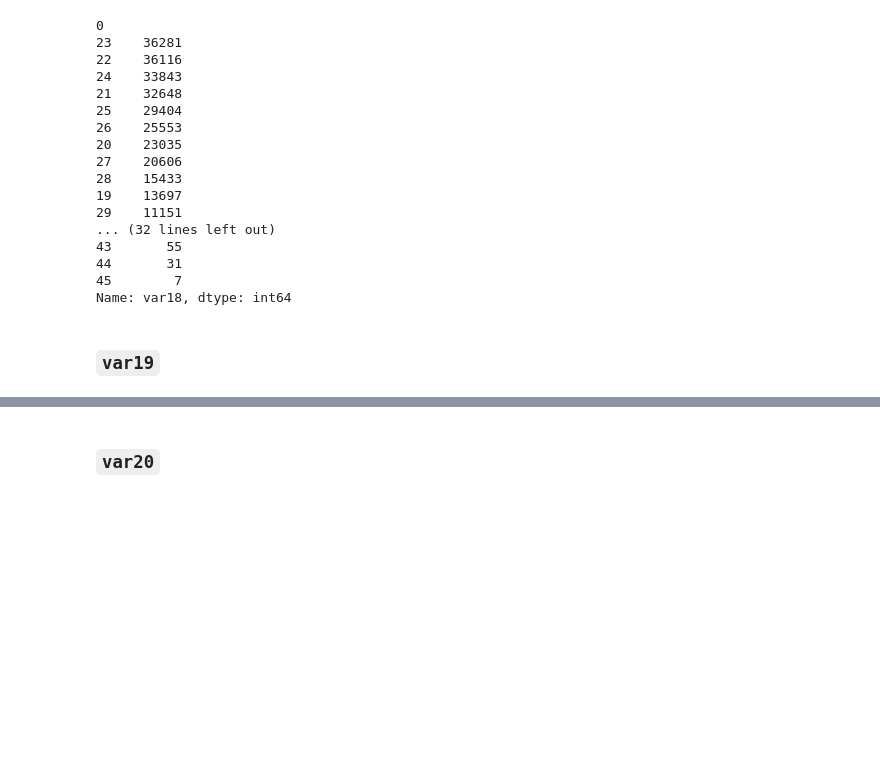
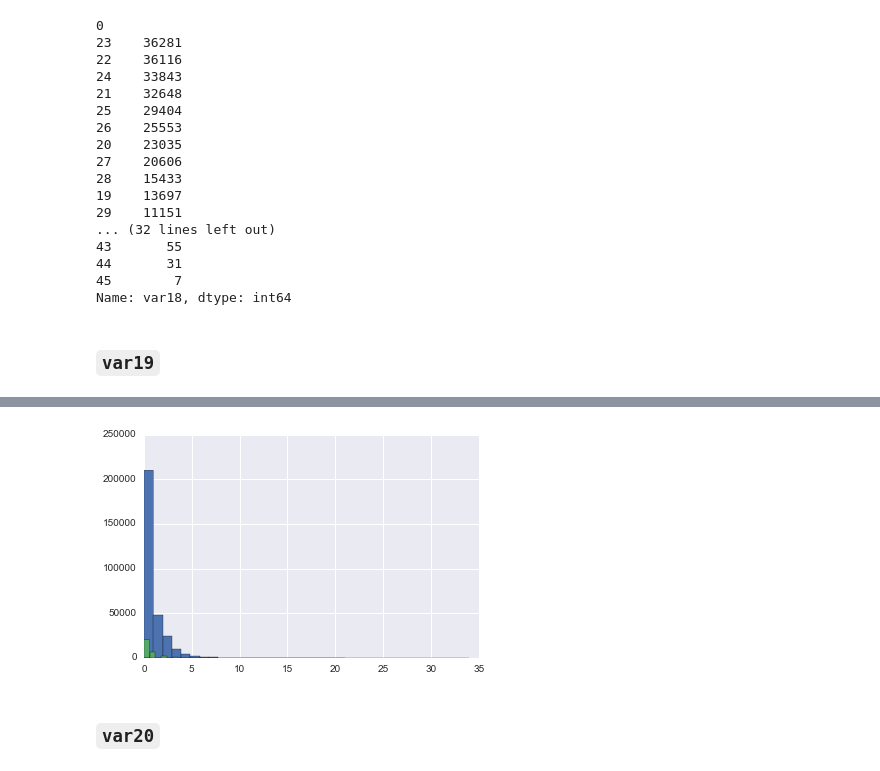
Before and after one commit to demidovakatya/competitions, a Jupyter notebook: exploratory_data_analysis.ipynb, the cells around one changed output, grey strips where cells are left out. Drawn from its saved outputs; the diff is of its cells as text; code cells hidden in the pictures; blank space fills up the shorter version.

```diff
--- a/exploratory_data_analysis.ipynb
+++ b/exploratory_data_analysis.ipynb
@@ -898,3 +916,8 @@ print(df.var19.value_counts())
+# %%
+X.var19.hist(bins = 35);
+X_test.var19.hist(bins = 35);
+# %% [output]
+[figure, added]
 # %% [markdown]
 ### `var20`
 # %%
```
Also changed, not shown: parts of 10 cells of this notebook.
